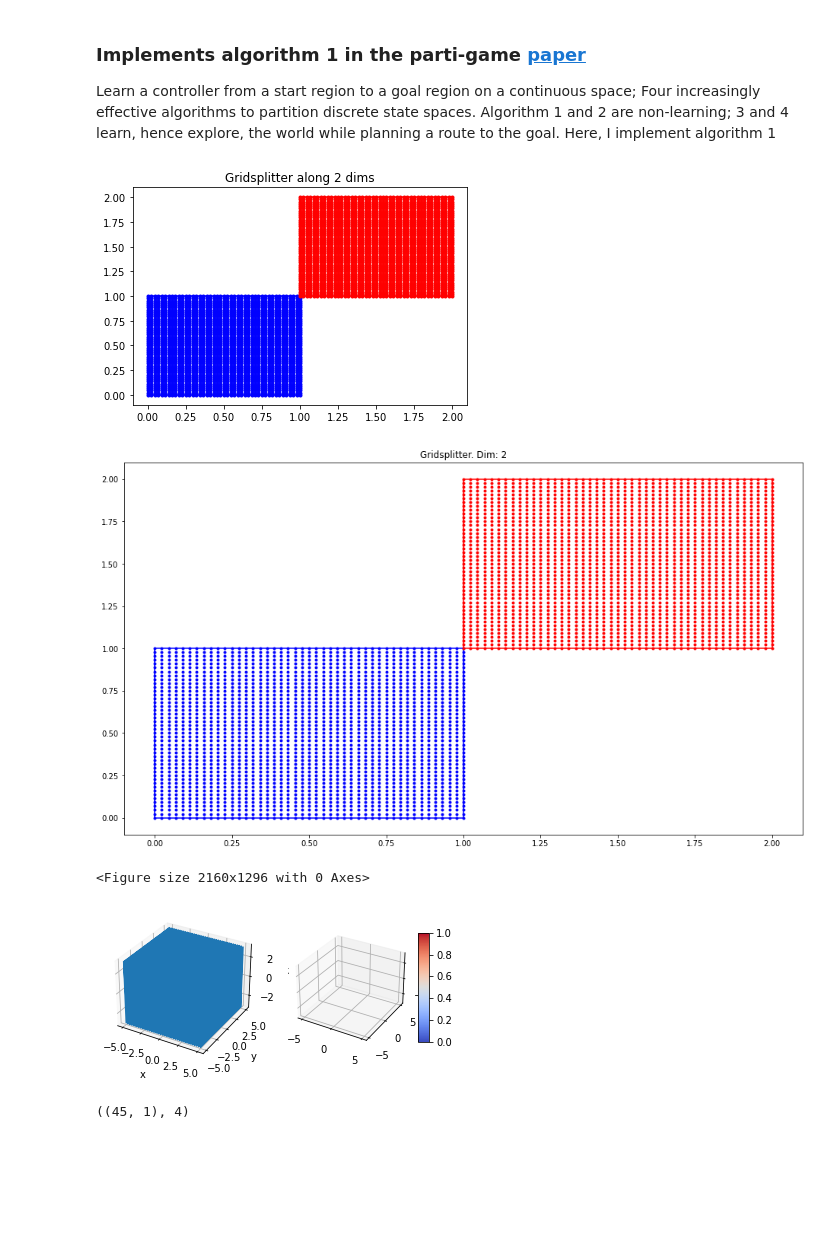
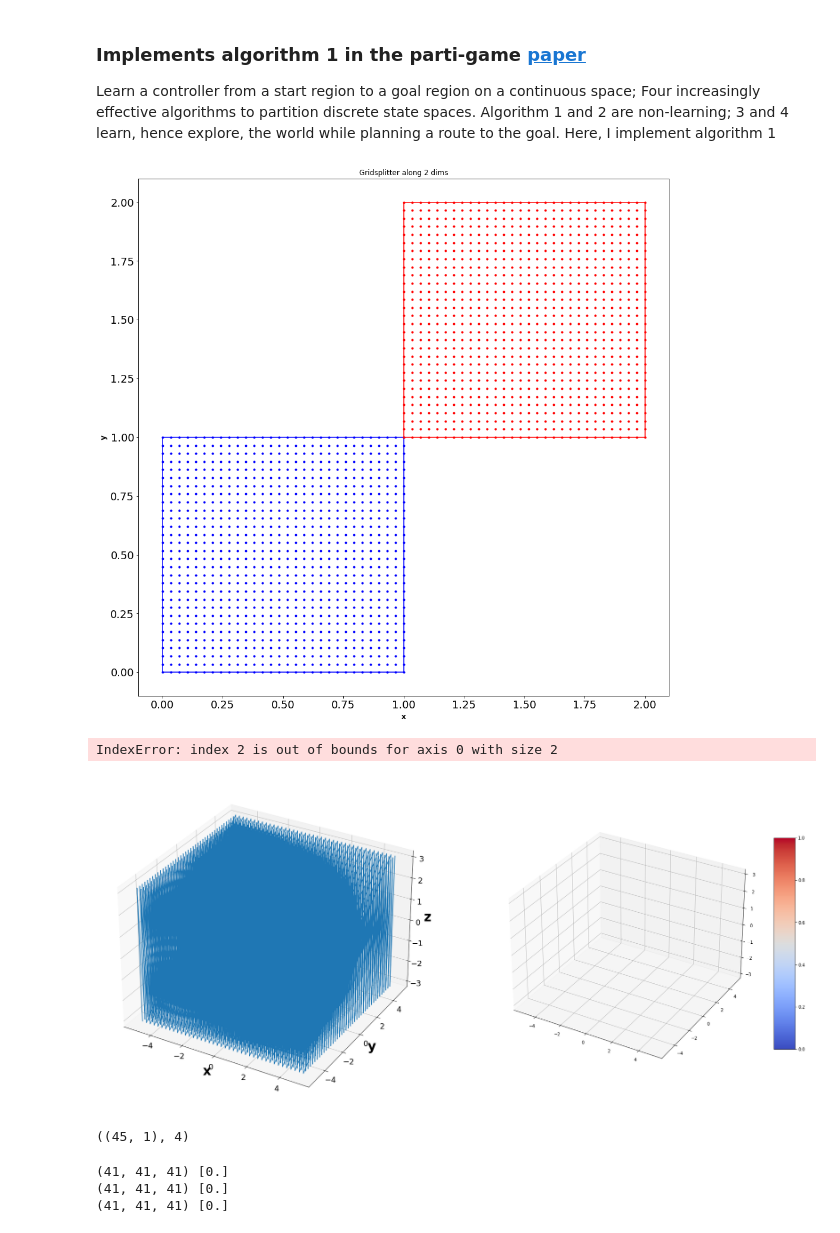
Before and after one commit to robotsorcerer/levelsetpy, a Jupyter notebook: notes/grid_create.ipynb, the cells around one changed output. Drawn from its saved outputs; the diff is of its cells as text; code cells hidden in the pictures; blank space fills up the shorter version.

```diff
--- a/notes/grid_create.ipynb
+++ b/notes/grid_create.ipynb
@@ -20,31 +20,21 @@ from Visualization import Visualizer
 from valFuncs import proj
 %matplotlib inline
 # %%
-gs = sepGridTest()
+g, gs = sepGridTest(num_points=30)
 
 # Visualize
-viz = Visualizer()
-
+viz = Visualizer(winsize=(16, 16))
 viz.visGrid(gs, dim= len(gs))
 # %% [output]
-[figure, old version]
+[figure, new version]
-# %%
-
-fig = plt.figure(figsize=(16, 9))
-
-colors = ['blue', 'red', 'yellow', 'orange', 'green', 'black']
-ax = fig.add_subplot(1, 1, 1)
-for i in range(len(gs)):
-    g = gs[i]
-    ax.plot(g.xs[0], g.xs[1], '.', color=colors[i])
-    ax.plot(np.hstack([g.min[0], g.min[0]]), np.hstack([g.min[1], g.max[1]]), linestyle='-', color=colors[i])
-    ax.plot(np.hstack([g.max[0], g.max[0]]), np.hstack([g.min[1], g.max[1]]), linestyle='-', color=colors[i])
-    ax.plot(np.hstack([g.min[0], g.max[0]]), np.hstack([g.min[1], g.min[1]]), linestyle='-', color=colors[i])
-    ax.plot(np.hstack([g.min[0], g.max[0]]), np.hstack([g.max[1], g.max[1]]), linestyle='-', color=colors[i])
-plt.title(f'Gridsplitter. Dim: {len(gs)}')
-plt.show()
-# %% [output]
-[figure, removed]
+# %%
+gss = []
+
+dims = [[0, 2], [1, 3]]
+for g in gs:
+    gss.append(sepGrid(g, dims)[-1])
+# %% [output]
+IndexError: index 2 is out of bounds for axis 0 with size 2
 # %%
 from math import pi
 
@@ -55,10 +45,10 @@ pdDims = 3;               # 3rd dimension is periodic
 g = createGrid(grid_min, grid_max, N, pdDims);
 # %%
-viz = Visualizer(winsize=(30, 18), fontdict={'fontsize':12, 'fontweight':'bold'})
+viz = Visualizer(winsize=(30, 18), fontdict={'fontsize':30, 'fontweight':'bold'})
 viz.visGrid(g, dim=pdDims)
+print()
 # %% [output]
-<Figure size 2160x1296 with 0 Axes>
-[figure, old version]
+[figure, new version]
 # %%
 gridIn=expand(np.array((0, 1, 0, 1)), 1)
 gridOut =expand(np.array((1, 2, 1, 2)), 1)
@@ -71,0 +137,6 @@ g.xs[0].shape, len(g.xs)
+# %%
+data = shapeCylinder(g, ignoreDims=np.random.rand(g.dim))
+# %% [output]
+(41, 41, 41) [0.]
+(41, 41, 41) [0.]
+(41, 41, 41) [0.]
```
Also changed, not shown: parts of 3 cells of this notebook, 13 other files.
